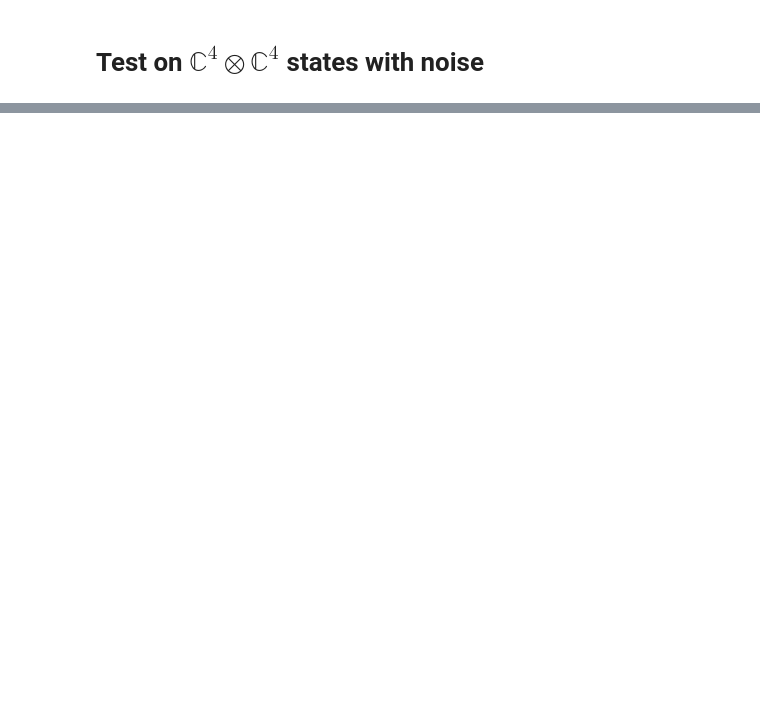
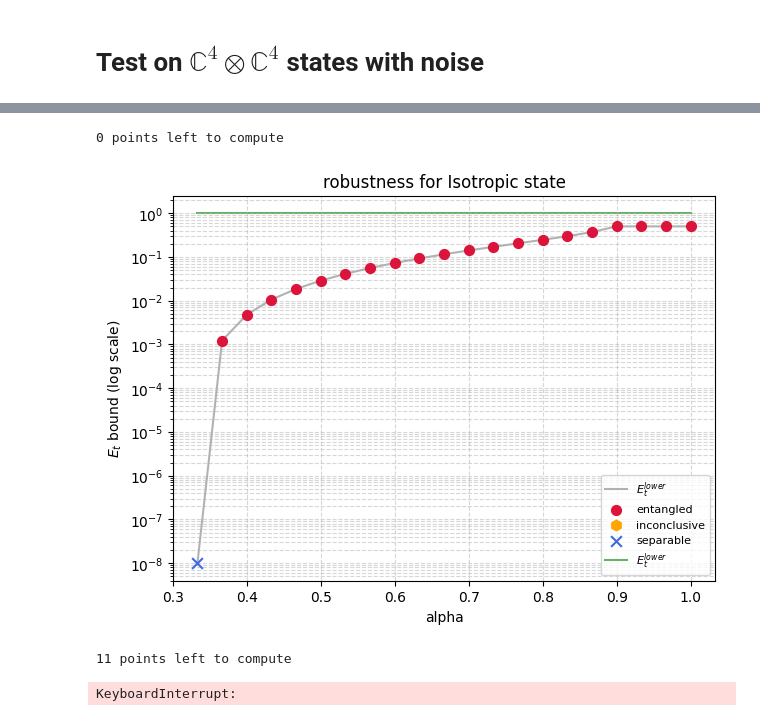
Before and after one commit to AVlyx/QuantifyingSchmidtNumber, a Jupyter notebook: sdp.ipynb, the cells around one changed output, grey strips where cells are left out. Saved outputs shown, nothing was run; the diff lists cells and outputs as text; code cells hidden in the pictures; blank space fills up the shorter version.

Commit message:
results. TODO fix toqito k-sym issue

```diff
--- a/sdp.ipynb
+++ b/sdp.ipynb
@@ -113,0 +129,20 @@ for state, name in c4c4_states:
+# %%
+from toqito.states import isotropic as isoA
+def isotropic(F):
+    alpha = (9 * F - 1) / 8
+    return isoA(3, alpha)
+
+filename = "c3c3_isotropicSN2.jsonl"
+range_ = (1/3, 1, (1/3)/10)
+run_sdp_on_range(filename, (3,3), [1,1], lambda F: isotropic(F), range_, compute_upper=True)
+plot_robustness(filename, "robustness for Isotropic state", range_, "alpha", True)
+
+filename = "c3c3_isotropicSN3.jsonl"
+range_ = (2/3, 1, (1/3)/10)
+run_sdp_on_range(filename, (3,3), [1,1,1], lambda F: isotropic(F), range_, compute_upper=False)
+plot_robustness(filename, "robustness for Isotropic state", range_, "alpha", False)
+# %% [output]
+0 points left to compute
+[figure, added]
+11 points left to compute
+KeyboardInterrupt:
```
Also changed, not shown: parts of 7 cells of this notebook, 27 other files.
